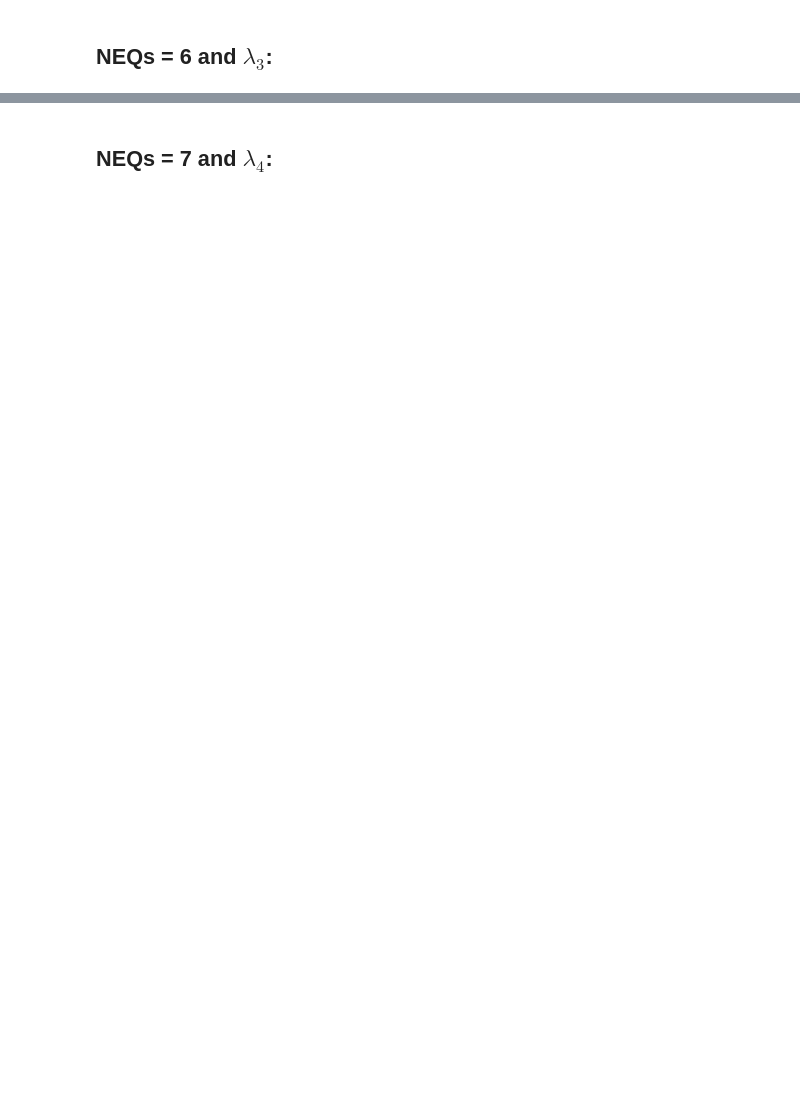
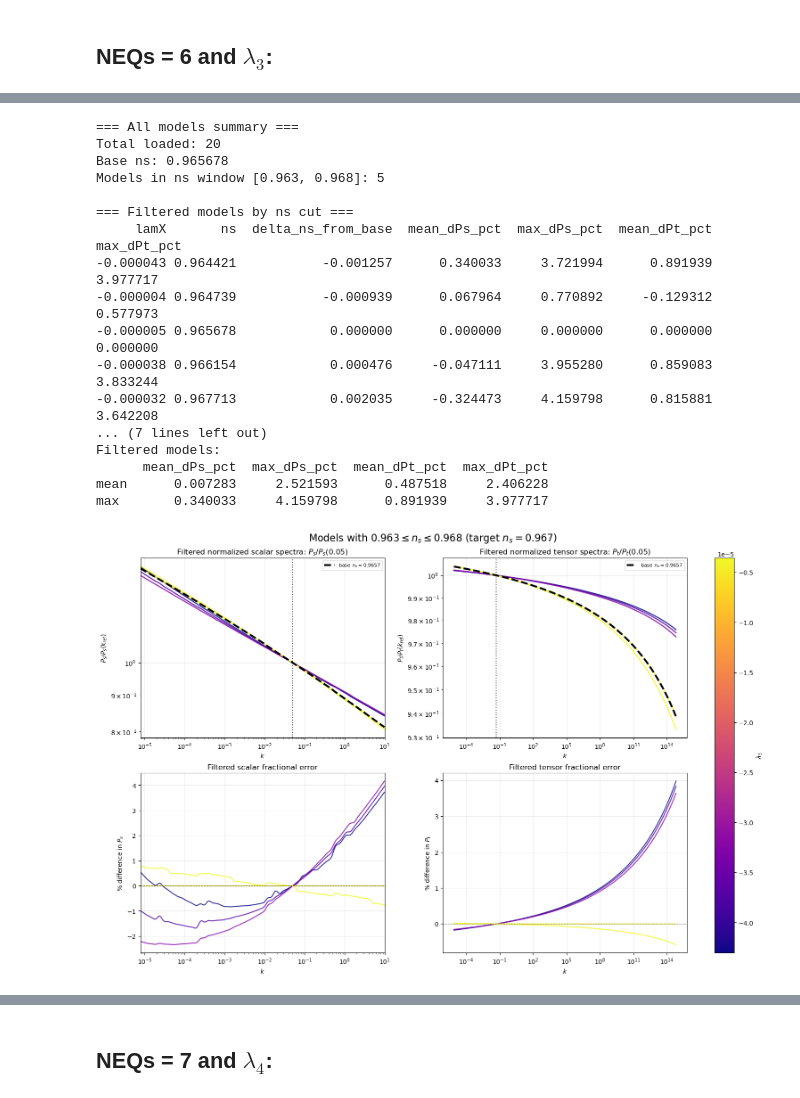
Before and after one commit to epmeador/inflationary-slow-roll-parameters-analysis, a Jupyter notebook: global_hierarchy_test.ipynb, the cells around one changed output, grey strips where cells are left out. Drawn from its saved outputs; the diff is of its cells as text; code cells hidden in the pictures; blank space fills up the shorter version.

```diff
--- a/global_hierarchy_test.ipynb
+++ b/global_hierarchy_test.ipynb
@@ -776,0 +1384,32 @@ phi at min N: 1.084339
+# %%
+stats_df, kept_df = plot_filtered_spectra_by_ns(
+    NEQS=6,
+    lamX_values=lam3_values,
+    baseX=-4.6097100000e-6,
+    base_path_root="/Users/epmeador/Desktop/research/rwarthur/inflation_gravitywaves/inflation_code/Slow-Roll Parameters Tests/higgs_potential_tests",
+    ns_min=0.963,
+    ns_max=0.968,
+    ns_target=0.967,
+    k_ref=0.05,
+    k_max_scalar=10.0,
+    save_name="neqs6_lam3_filtered_ns_spectra.png"
+)
+# %% [output]
+=== All models summary ===
+Total loaded: 20
+Base ns: 0.965678
+Models in ns window [0.963, 0.968]: 5
+
+=== Filtered models by ns cut ===
+     lamX       ns  delta_ns_from_base  mean_dPs_pct  max_dPs_pct  mean_dPt_pct  max_dPt_pct
+-0.000043 0.964421           -0.001257      0.340033     3.721994      0.891939     3.977717
+-0.000004 0.964739           -0.000939      0.067964     0.770892     -0.129312     0.577973
+-0.000005 0.965678            0.000000      0.000000     0.000000      0.000000     0.000000
+-0.000038 0.966154            0.000476     -0.047111     3.955280      0.859083     3.833244
+-0.000032 0.967713            0.002035     -0.324473     4.159798      0.815881     3.642208
+... (7 lines left out)
+Filtered models:
+      mean_dPs_pct  max_dPs_pct  mean_dPt_pct  max_dPt_pct
+mean      0.007283     2.521593      0.487518     2.406228
+max       0.340033     4.159798      0.891939     3.977717
+[figure, added]
```
Also changed, not shown: parts of 15 cells of this notebook.
